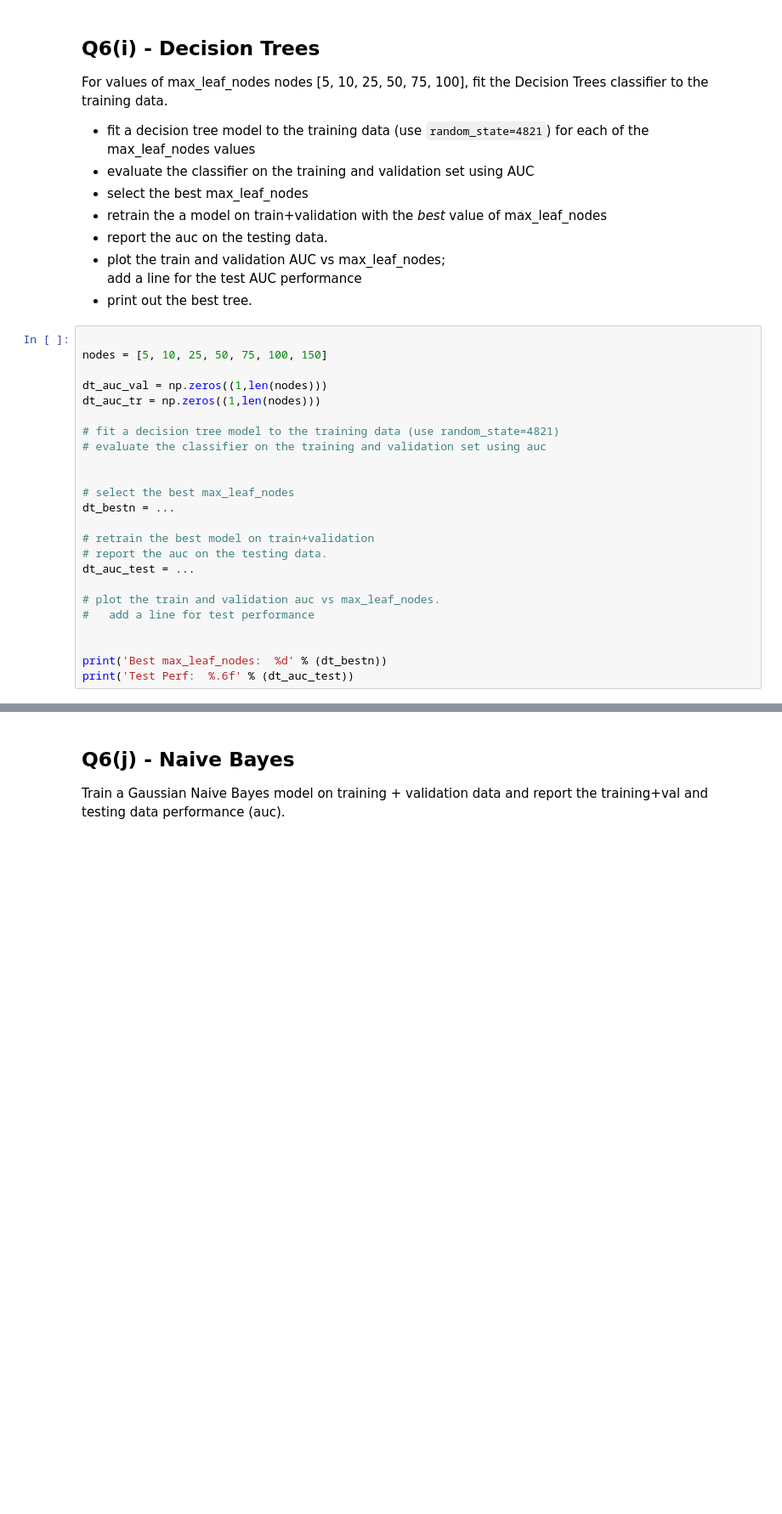
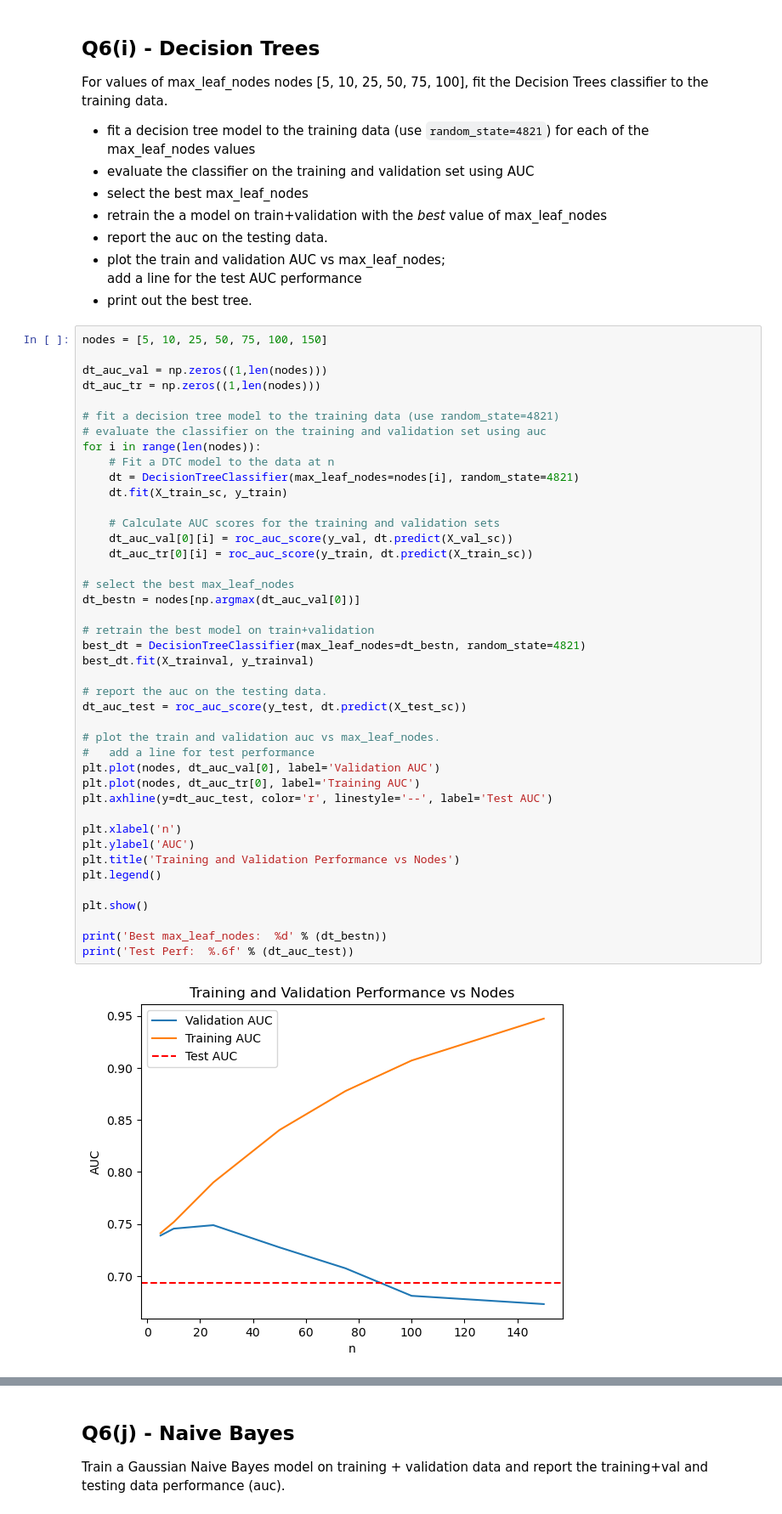
Before and after one commit to Spades5665/MTUClasses, a Jupyter notebook: CS4821-DataMining/a2/a2-4821.ipynb, the cells around one changed output, grey strips where cells are left out. Shown: that part at 85% size. Drawn from its saved outputs; the diff is of its cells as text; blank space fills up the shorter version.

```diff
--- a/CS4821-DataMining/a2/a2-4821.ipynb
+++ b/CS4821-DataMining/a2/a2-4821.ipynb
@@ -1031,26 +1003,46 @@ For values of max_leaf_nodes nodes [5, 10, 25, 50, 75, 100], fit the Decision Tr
 add a line for the test AUC performance
 - print out the best tree.
 # %%
-
 nodes = [5, 10, 25, 50, 75, 100, 150]
 
 dt_auc_val = np.zeros((1,len(nodes)))
 dt_auc_tr = np.zeros((1,len(nodes)))
 
 # fit a decision tree model to the training data (use random_state=4821)
 # evaluate the classifier on the training and validation set using auc
+for i in range(len(nodes)):
+    # Fit a DTC model to the data at n
+    dt = DecisionTreeClassifier(max_leaf_nodes=nodes[i], random_state=4821)
+    dt.fit(X_train_sc, y_train)
 
+    # Calculate AUC scores for the training and validation sets
+    dt_auc_val[0][i] = roc_auc_score(y_val, dt.predict(X_val_sc))
+    dt_auc_tr[0][i] = roc_auc_score(y_train, dt.predict(X_train_sc))
 
 # select the best max_leaf_nodes
-dt_bestn = ...
+dt_bestn = nodes[np.argmax(dt_auc_val[0])]
 
 # retrain the best model on train+validation
+best_dt = DecisionTreeClassifier(max_leaf_nodes=dt_bestn, random_state=4821)
+best_dt.fit(X_trainval, y_trainval)
+
 # report the auc on the testing data.
-dt_auc_test = ...
+dt_auc_test = roc_auc_score(y_test, dt.predict(X_test_sc))
 
 # plot the train and validation auc vs max_leaf_nodes.
 #   add a line for test performance
+plt.plot(nodes, dt_auc_val[0], label='Validation AUC')
+plt.plot(nodes, dt_auc_tr[0], label='Training AUC')
+plt.axhline(y=dt_auc_test, color='r', linestyle='--', label='Test AUC')
 
+plt.xlabel('n')
+plt.ylabel('AUC')
+plt.title('Training and Validation Performance vs Nodes')
+plt.legend()
+
+plt.show()
 
 print('Best max_leaf_nodes:  %d' % (dt_bestn))
 print('Test Perf:  %.6f' % (dt_auc_test))
+# %% [output]
+[figure, added]
```
Also changed, not shown: parts of 10 cells of this notebook.
